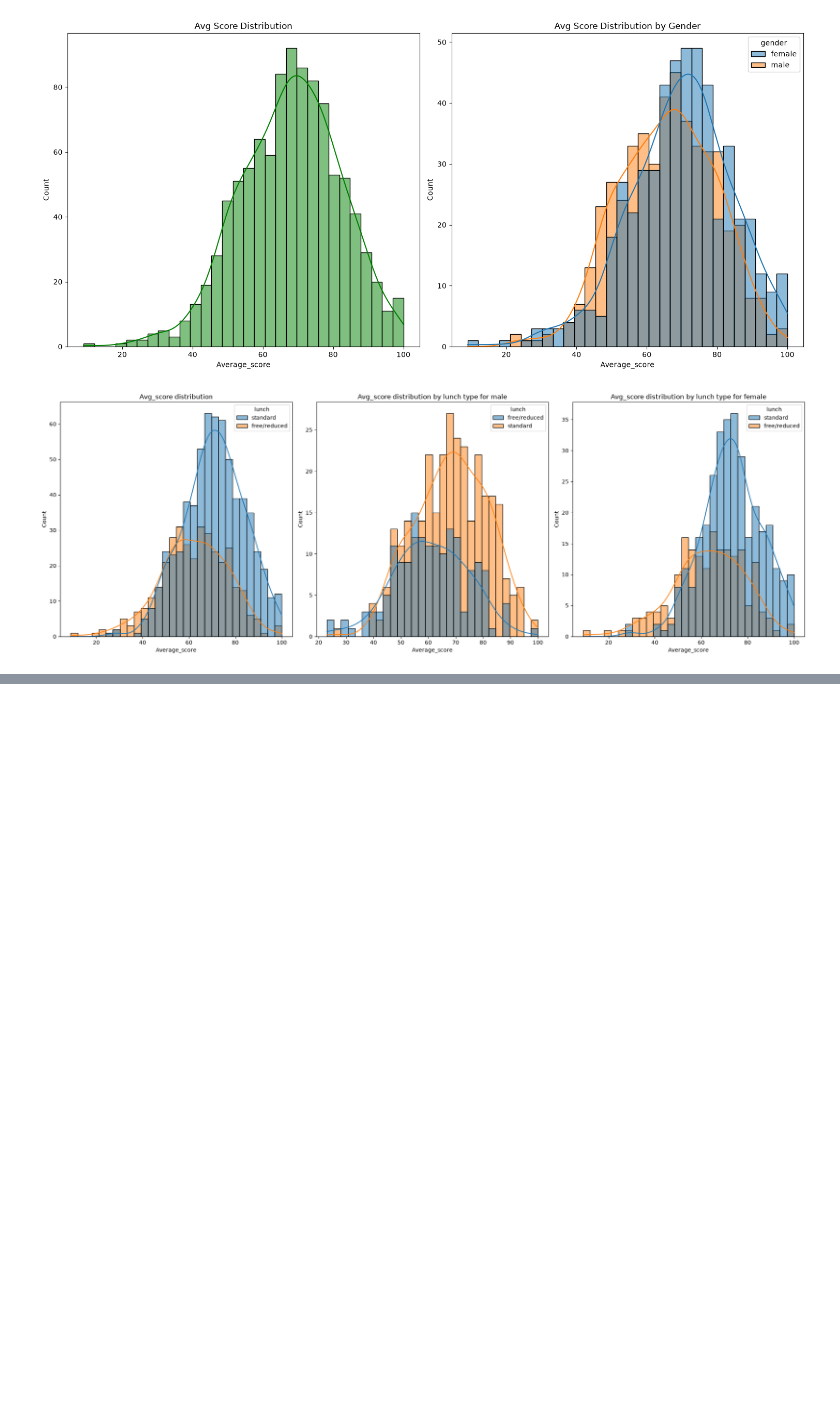
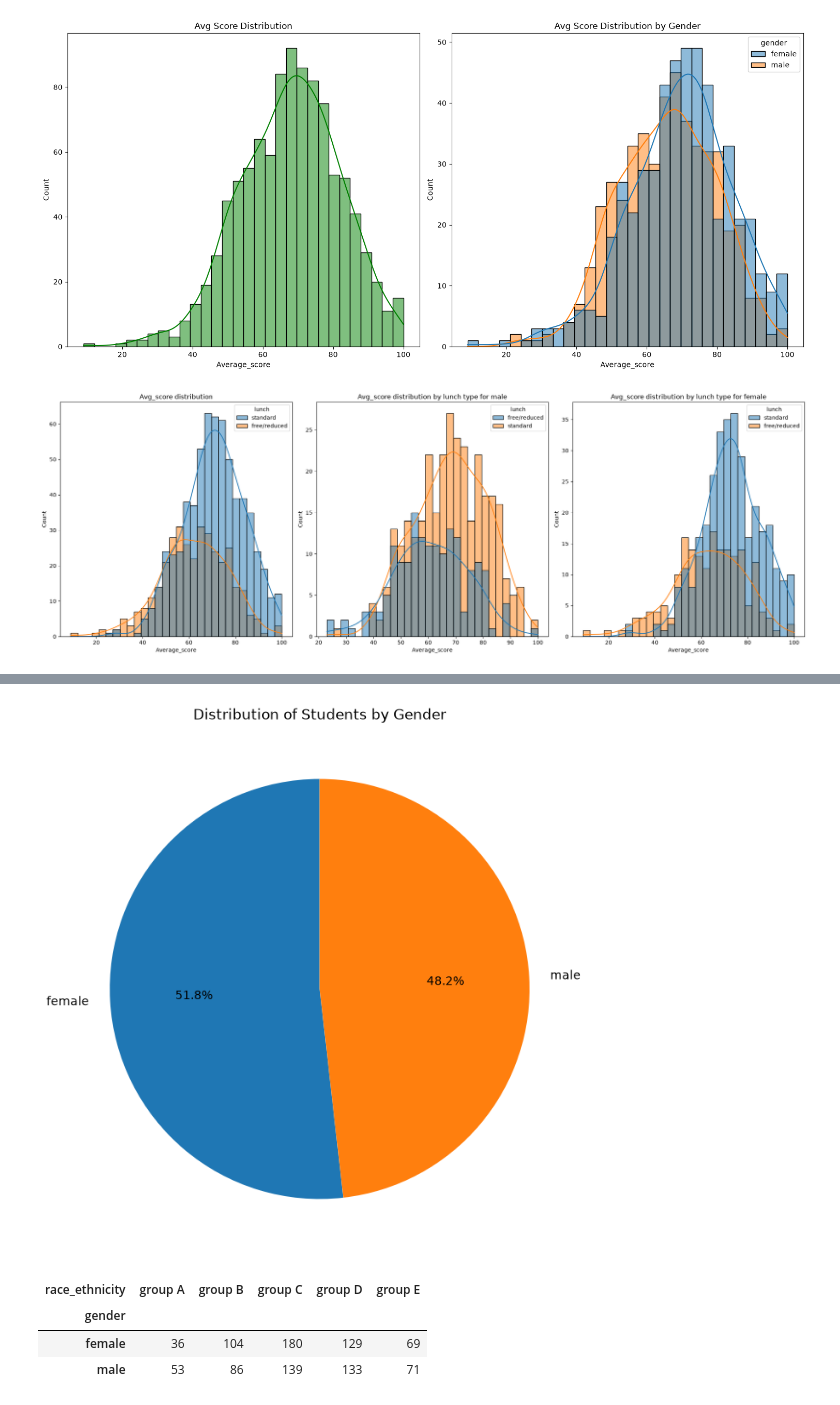
Before and after one commit to Adarshmaddheshiya/student-performance-, a Jupyter notebook: data_analysis/EDA_students.ipynb, the cells around one changed output, grey strips where cells are left out. Cells and saved outputs as stored; diff of their text form; code cells hidden in the pictures; blank space fills up the shorter version.

```diff
--- a/data_analysis/EDA_students.ipynb
+++ b/data_analysis/EDA_students.ipynb
@@ -259,0 +291,19 @@ plt.show()
+# %%
+#student distribution by gender
+gender_count=df['gender'].value_counts()
+#create a pie chart to visiualize the distribution of students by gender
+plt.figure(figsize=(8, 8))
+plt.pie(gender_count.values, labels=gender_count.index, autopct='%1.1f%%', startangle=90)
+plt.title('Distribution of Students by Gender')
+plt.show()
+# %% [output]
+[figure, added]
+# %%
+#find race_ethnicity by gender
+race_ethnicity_by_gender = df.groupby('gender')['race_ethnicity'].value_counts().unstack(fill_value=0)
+race_ethnicity_by_gender
+# %% [output]
+| race_ethnicity | group A | group B | group C | group D | group E |
+| gender |  |  |  |  |  |
+| female | 36 | 104 | 180 | 129 | 69 |
+| male | 53 | 86 | 139 | 133 | 71 |
```
Also changed, not shown: parts of 14 cells of this notebook, 9 other files.
